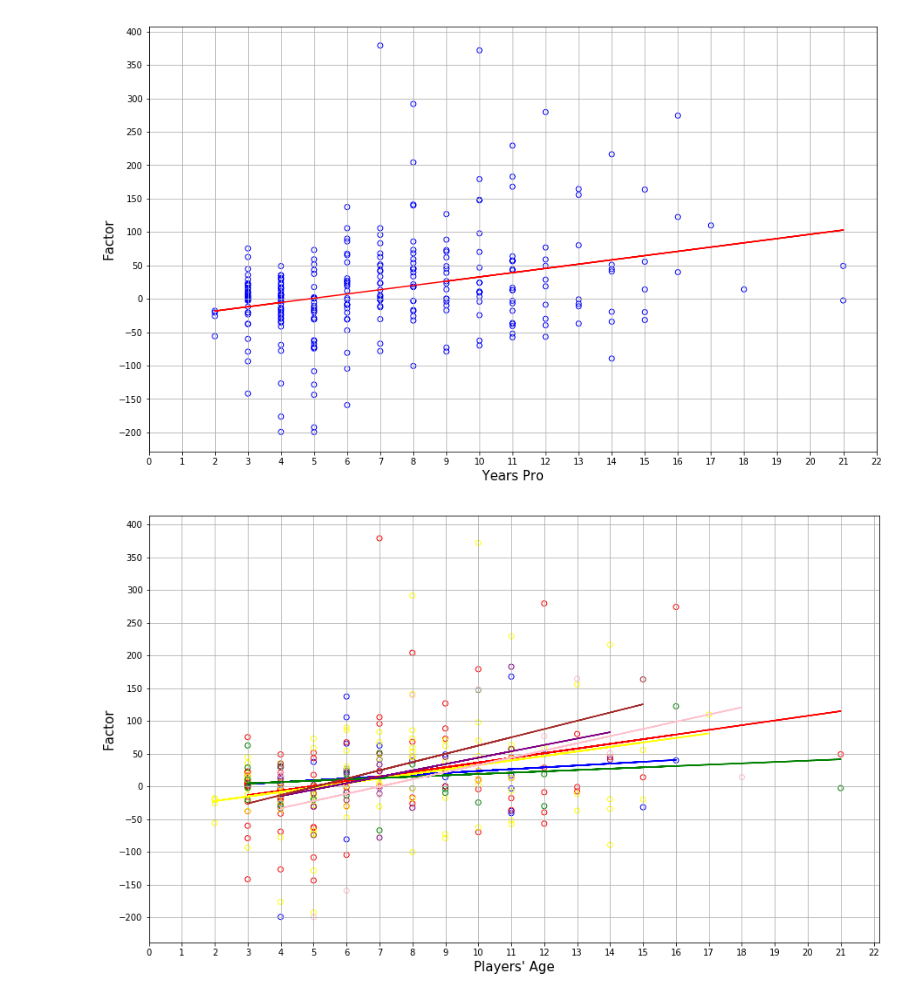
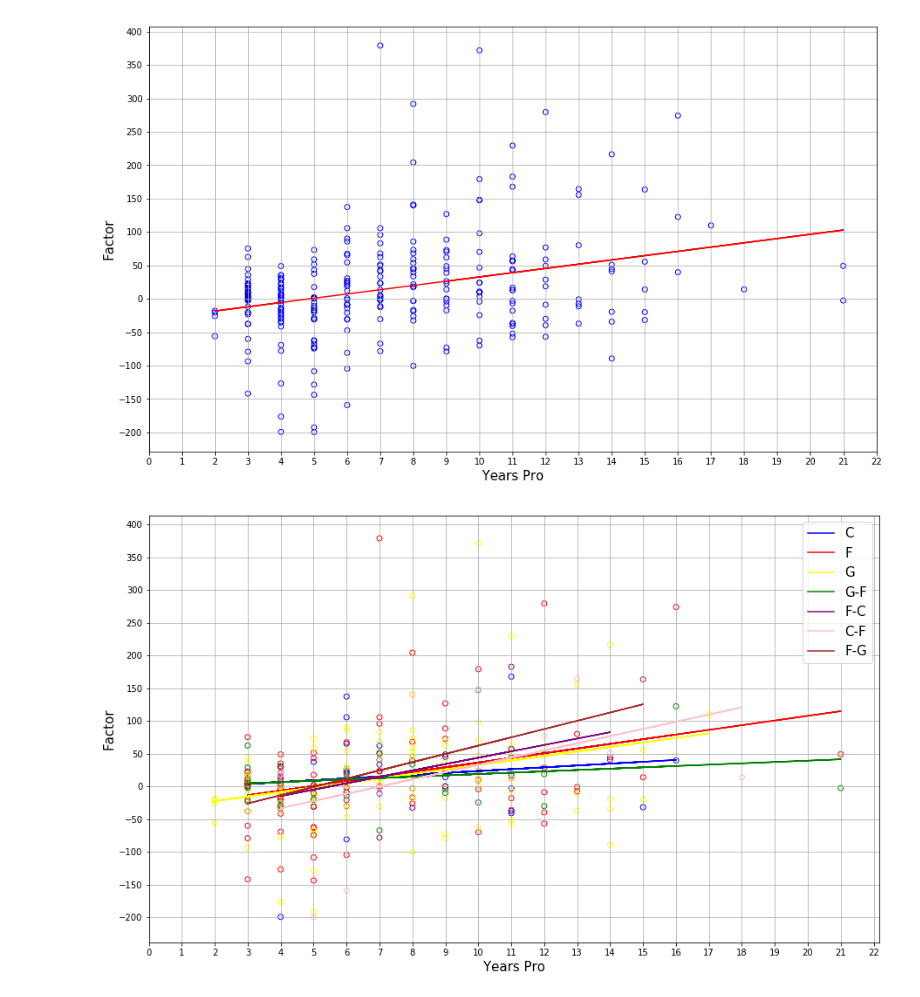
Before and after one commit to Fernandarangel23/Project-1---The-Jordans, a Jupyter notebook: NBA_Analysis.ipynb, the cells around one changed output. Saved outputs shown, nothing was run; the diff lists cells and outputs as text; code cells hidden in the pictures.

Commit message:
update plots

```diff
--- a/NBA_Analysis.ipynb
+++ b/NBA_Analysis.ipynb
@@ -218,33 +219,34 @@ ax4.scatter(x4, y4, facecolors = "none", edgecolors = "green")
 z4 = np.polyfit(x4, y4, 1)
 p4 = np.poly1d(z4)
 plt.plot(x4,p4(x4),"g-")
 
 ax5 = fig4.add_subplot(111)
 ax5.scatter(x5, y5, facecolors = "none", edgecolors = "purple")
 z5 = np.polyfit(x5, y5, 1)
 p5 = np.poly1d(z5)
 plt.plot(x5,p5(x5),"-", color = "purple")
 
 ax6 = fig4.add_subplot(111)
 ax6.scatter(x6, y6, facecolors = "none", edgecolors = "pink")
 z6 = np.polyfit(x6, y6, 1)
 p6 = np.poly1d(z6)
 plt.plot(x6,p6(x6),"-", color = "pink")
 
 ax7 = fig4.add_subplot(111)
 ax7.scatter(x7, y7, facecolors = "none", edgecolors = "brown")
 z7 = np.polyfit(x7, y7, 1)
 p7 = np.poly1d(z7)
 plt.plot(x7,p7(x7),"-", color = "brown")
 
 plt.xticks(x_axis)
 plt.yticks(y_axis)
-plt.xlabel("Players' Age", fontsize = 15)
+plt.xlabel("Years Pro", fontsize = 15)
 plt.ylabel("Factor", fontsize = 15)
 
 fig4.set_size_inches(15, 9)
-positions = ["C", "F", "G"]
+positions = ["C", "F", "G", "G-F", "F-C", "C-F", "F-G"]
+plt.legend(labels = positions, fontsize = 15)
 plt.grid()
 plt.show()
 # %% [output]
-[figure, old version]
+[figure, new version]
```
Also changed, not shown: parts of 3 cells of this notebook.
